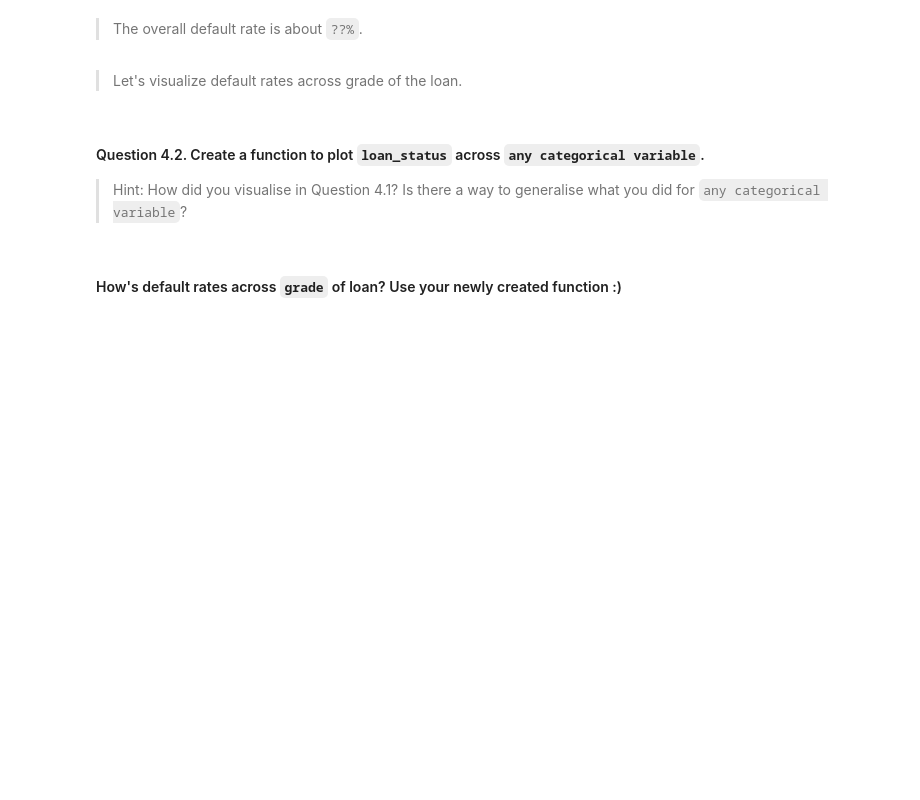
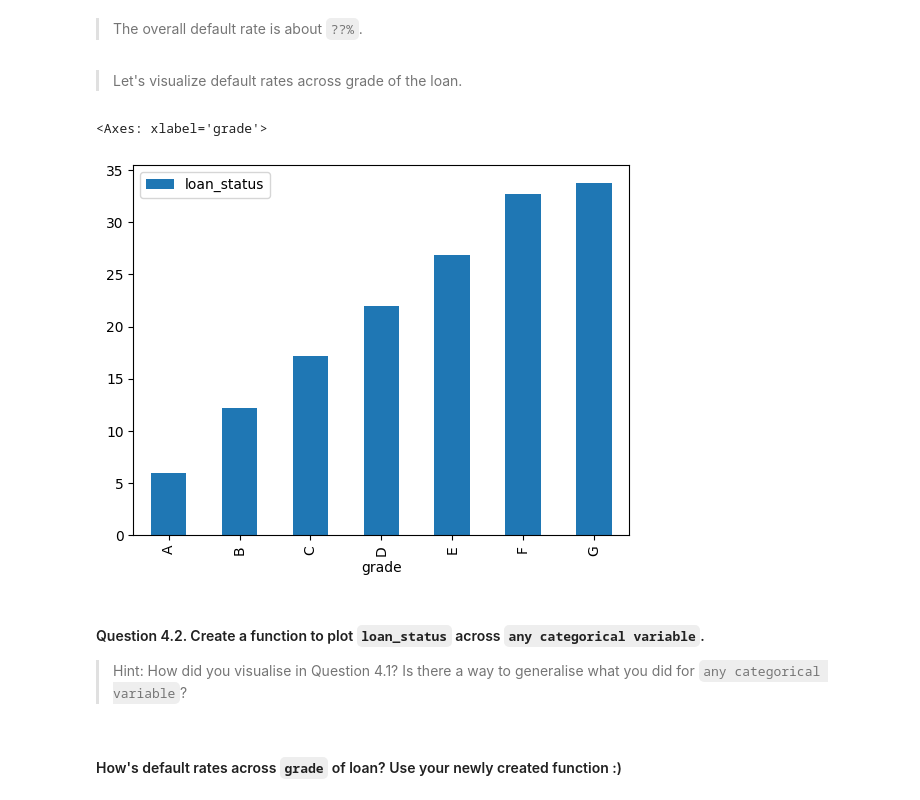
Before and after one commit to changjulian17/qf627, a Jupyter notebook: problem_set_2/QF627_Problem_Set_2.ipynb, the cells around one changed output. Drawn from its saved outputs; the diff is of its cells as text; code cells hidden in the pictures; blank space fills up the shorter version.

```diff
--- a/problem_set_2/QF627_Problem_Set_2.ipynb
+++ b/problem_set_2/QF627_Problem_Set_2.ipynb
@@ -269,3 +524,8 @@ But first, what makes up the target variable--`loan_status`?
 # %% [markdown]
 - Filter for `Fully Paid` and `Charged Off`
 - Using `lambda`, let's label `Fully Paid` and `Charged Off`
+# %%
+loan =\
+(
+    loan[loan.loan_status.isin(['Fully Paid', 'Charged Off'])]
+)
@@ -271,0 +547,5 @@ But first, what makes up the target variable--`loan_status`?
+# %%
+loan['loan_status'] = \
+(
+    loan['loan_status'].apply(lambda x: 1 if x== 'Fully Paid' else 0)
+)
@@ -283,6 +622,11 @@ But first, what makes up the target variable--`loan_status`?
 > The overall default rate is about `??%`.
 # %% [markdown]
 > Let's visualize default rates across grade of the loan.
+# %%
+((1-loan[['loan_status','grade']].groupby(['grade']).mean()) * 100 ).plot(kind='bar')
+# %% [output]
+<Axes: xlabel='grade'>
+[figure, added]
 # %% [markdown]
 #### Question 4.2. Create a function to plot `loan_status` across `any categorical variable`.
 > Hint: How did you visualise in Question 4.1? Is there a way to generalise what you did for `any categorical variable`?
```
Also changed, not shown: parts of 62 cells of this notebook.
